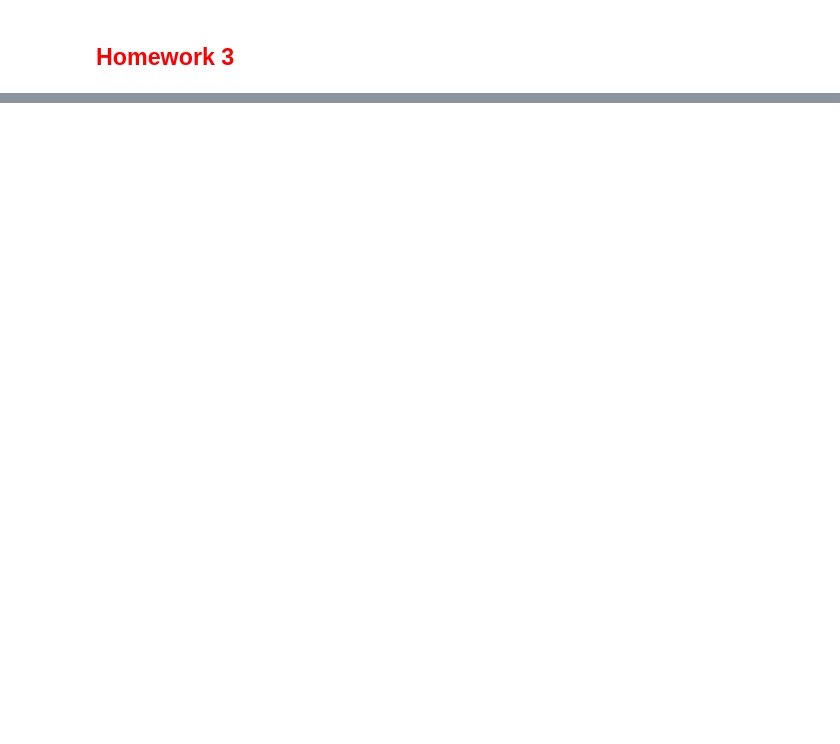
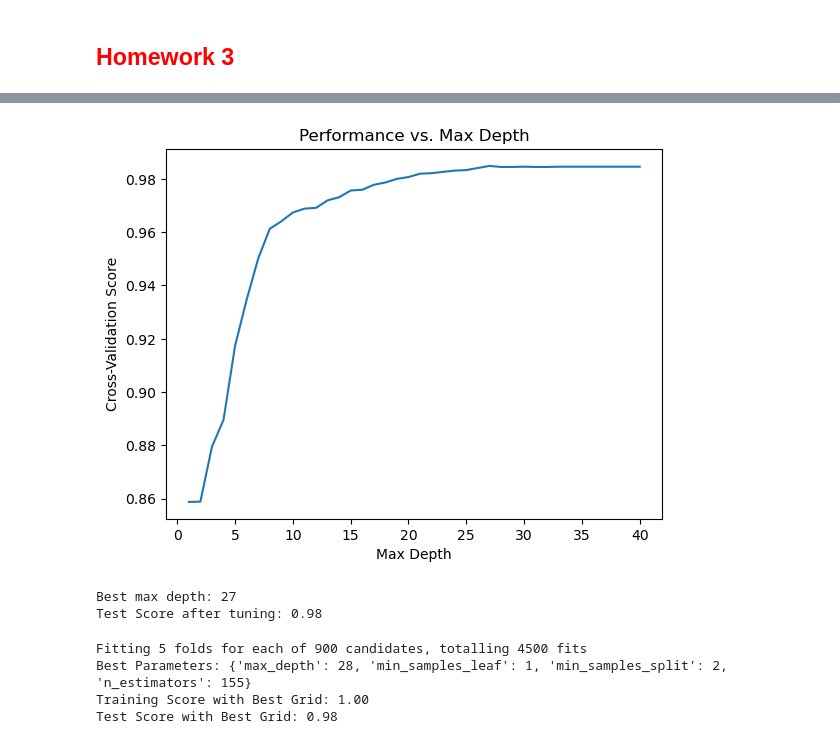
Before and after one commit to Fulin-ZHANG/EM-Lyon, a Jupyter notebook: ML/homework/homework03/Homework_3.ipynb, the cells around one changed output, grey strips where cells are left out. Drawn from its saved outputs; the diff is of its cells as text; code cells hidden in the pictures; blank space fills up the shorter version.

```diff
--- a/ML/homework/homework03/Homework_3.ipynb
+++ b/ML/homework/homework03/Homework_3.ipynb
@@ -40,0 +312,59 @@ There are mainly two ways of handling categorical data :
+# %%
+depths = list(range(1, 41))
+scores_depth = []
+
+for depth in depths:
+    rf = RandomForestClassifier(
+        n_estimators=best_n_estimators, max_depth=depth, random_state=42
+    )
+    score = cross_val_score(rf, X_train, y_train, cv=5).mean()
+    scores_depth.append(score)
+
+# Plotting the scores
+plt.plot(depths, scores_depth)
+plt.xlabel("Max Depth")
+plt.ylabel("Cross-Validation Score")
+plt.title("Performance vs. Max Depth")
+plt.show()
+
+best_max_depth = depths[scores_depth.index(max(scores_depth))]
+print(f"Best max depth: {best_max_depth}")
+
+# Evaluating on the test set
+rf_best = RandomForestClassifier(
+    n_estimators=best_n_estimators, max_depth=best_max_depth, random_state=42
+)
+rf_best.fit(X_train, y_train)
+print(f"Test Score after tuning: {rf_best.score(X_test, y_test):.2f}")
+# %% [output]
+[figure, added]
+Best max depth: 27
+Test Score after tuning: 0.98
+# %%
+from sklearn.model_selection import GridSearchCV
+
+param_grid = {
+    "n_estimators": list(range(150, 171, 5)),
+    "max_depth": list(range(25, 31)),
+    "min_samples_split": [2, 5, 10, 15, 20],
+    "min_samples_leaf": [1, 2, 4, 6, 8, 10],
+}
+
+rf = RandomForestClassifier(random_state=42)
+grid_search = GridSearchCV(rf, param_grid, cv=5, verbose=1, n_jobs=-1)
+grid_search.fit(X_train, y_train)
+
+print(f"Best Parameters: {grid_search.best_params_}")
+
+best_grid = grid_search.best_estimator_
+
+train_score = best_grid.score(X_train, y_train)
+print(f"Training Score with Best Grid: {train_score:.2f}")
+
+test_score = best_grid.score(X_test, y_test)
+print(f"Test Score with Best Grid: {test_score:.2f}")
+# %% [output]
+Fitting 5 folds for each of 900 candidates, totalling 4500 fits
+Best Parameters: {'max_depth': 28, 'min_samples_leaf': 1, 'min_samples_split': 2, 'n_estimators': 155}
+Training Score with Best Grid: 1.00
+Test Score with Best Grid: 0.98
```
Also changed, not shown: parts of 21 cells of this notebook, 9 other files.
